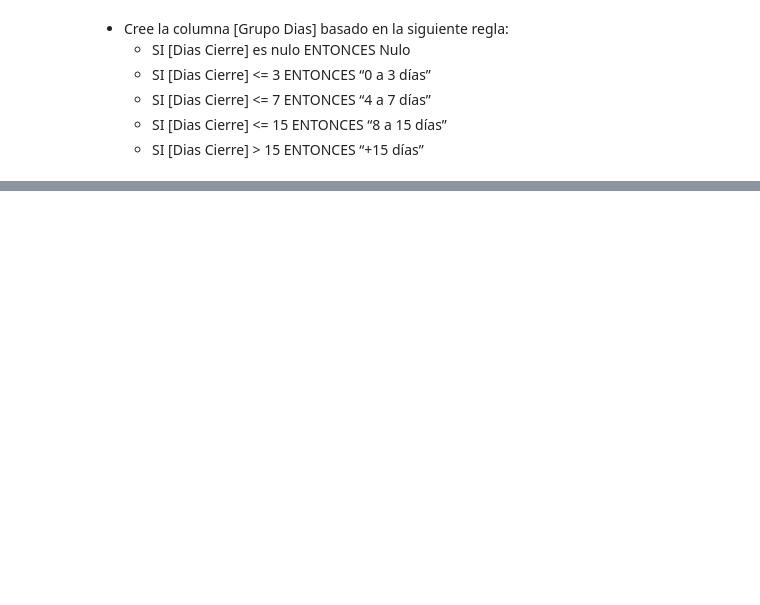
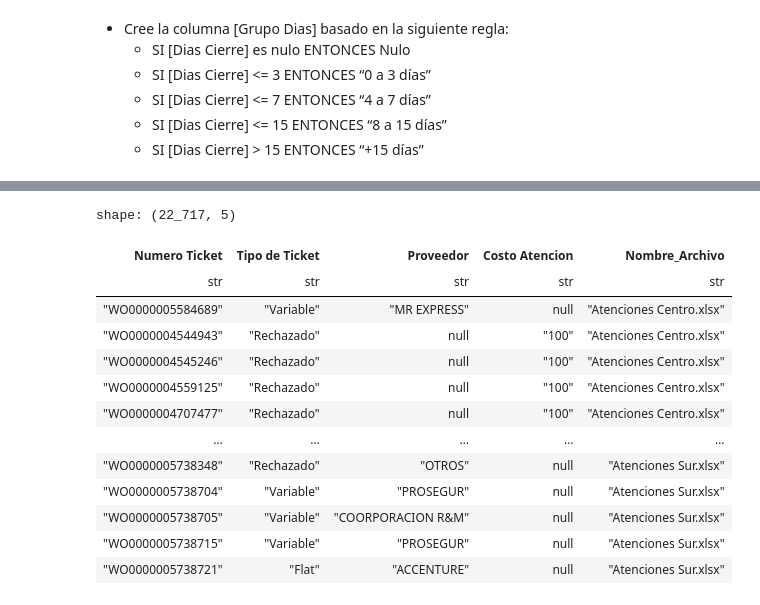
Before and after one commit to jaquino/Gestion-Atenciones, a Jupyter notebook: proceso_ETL.ipynb, the cells around one changed output, grey strips where cells are left out. Drawn from its saved outputs; the diff is of its cells as text; code cells hidden in the pictures; blank space fills up the shorter version.

Commit message:
Base Atenciones - Terminado

```diff
--- a/proceso_ETL.ipynb
+++ b/proceso_ETL.ipynb
@@ -247,0 +260,39 @@ shape: (5, 11)
+# %%
+ruta_carpeta = Path('./Atenciones')
+archivos = list(ruta_carpeta.glob('*.xlsx'))
+
+Atenciones = pl.DataFrame()
+
+for archivo in archivos:
+    data = pl.read_excel(
+        source=archivo,
+        sheet_name='Hoja1',
+        engine='xlsx2csv',
+        read_options={
+            'infer_schema_length': 0,
+            'columns': ['Numero Ticket', 'Tipo de Ticket', 'Proveedor', 'Costo Atencion']
+        }
+    )
+
+    data = data.with_columns(
+        pl.lit(archivo.name).alias('Nombre_Archivo')
+    )
+
+    Atenciones = pl.concat([Atenciones, data], how='vertical')
+
+Atenciones
+# %% [output]
+shape: (22_717, 5)
+| Numero Ticket | Tipo de Ticket | Proveedor | Costo Atencion | Nombre_Archivo |
+| str | str | str | str | str |
+| "WO0000005584689" | "Variable" | "MR EXPRESS" | null | "Atenciones Centro.xlsx" |
+| "WO0000004544943" | "Rechazado" | null | "100" | "Atenciones Centro.xlsx" |
+| "WO0000004545246" | "Rechazado" | null | "100" | "Atenciones Centro.xlsx" |
+| "WO0000004559125" | "Rechazado" | null | "100" | "Atenciones Centro.xlsx" |
+| "WO0000004707477" | "Rechazado" | null | "100" | "Atenciones Centro.xlsx" |
+| … | … | … | … | … |
+| "WO0000005738348" | "Rechazado" | "OTROS" | null | "Atenciones Sur.xlsx" |
+| "WO0000005738704" | "Variable" | "PROSEGUR" | null | "Atenciones Sur.xlsx" |
+| "WO0000005738705" | "Variable" | "COORPORACION R&M" | null | "Atenciones Sur.xlsx" |
+| "WO0000005738715" | "Variable" | "PROSEGUR" | null | "Atenciones Sur.xlsx" |
+| "WO0000005738721" | "Flat" | "ACCENTURE" | null | "Atenciones Sur.xlsx" |
```
Also changed, not shown: parts of 6 cells of this notebook, 1 other file.
